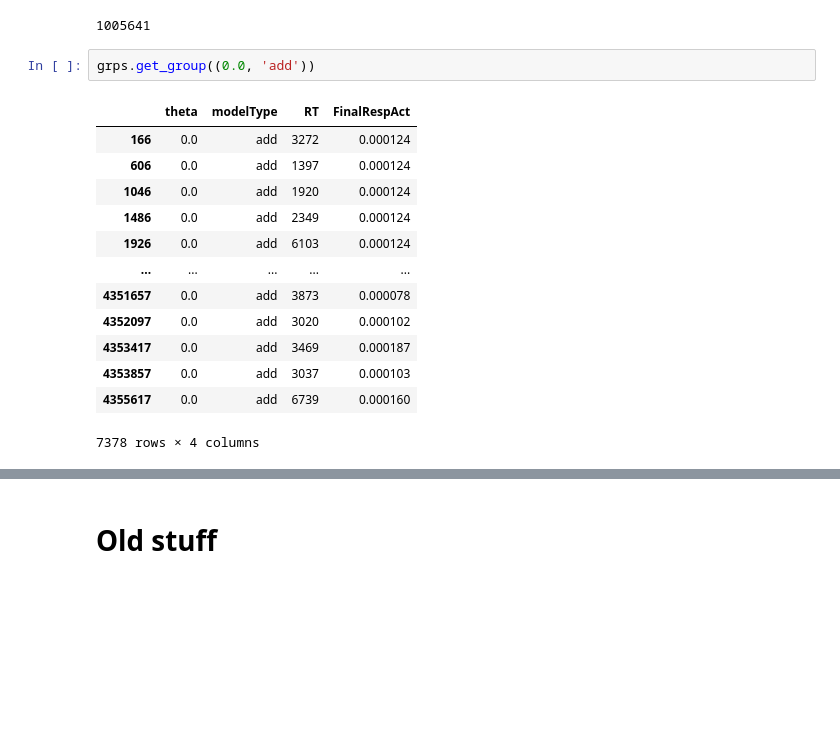
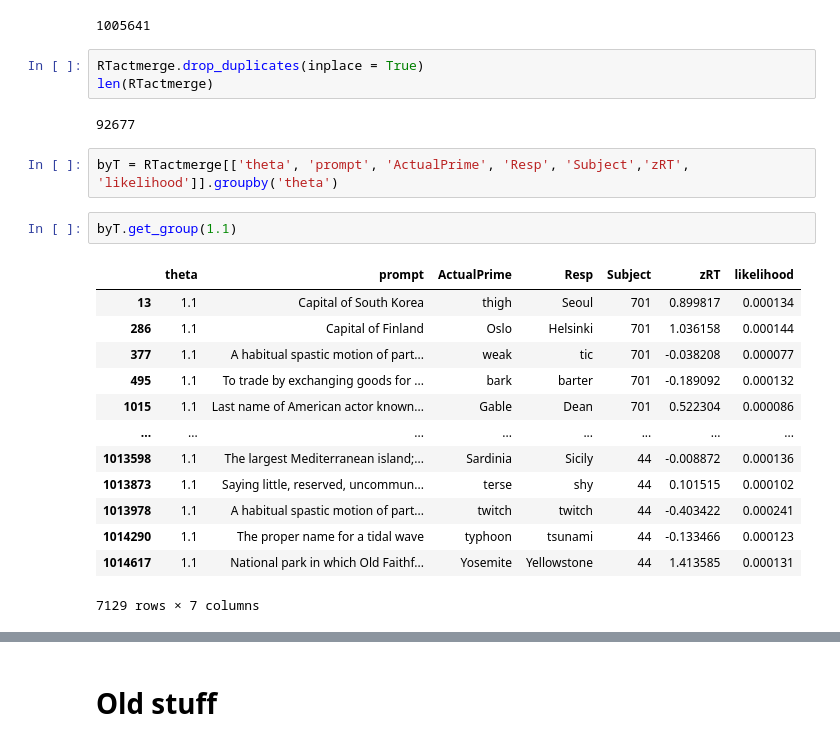
Before and after one commit to abhilasha-kumar/modeling-lexical-retrieval, a Jupyter notebook: LexicalRetrieval.ipynb, the cells around one changed output, grey strips where cells are left out. Cells and saved outputs as stored; diff of their text form; blank space fills up the shorter version.

```diff
--- a/LexicalRetrieval.ipynb
+++ b/LexicalRetrieval.ipynb
@@ -1524,22 +1521,29 @@ print(len(RTactmerge))
 len(RTactmerge[RTactmerge['zRT'].notna()])
 # %% [output]
 1005641
-# %%
-grps.get_group((0.0, 'add'))
-# %% [output]
-|  | theta | modelType | RT | FinalRespAct |
-| 166 | 0.0 | add | 3272 | 0.000124 |
-| 606 | 0.0 | add | 1397 | 0.000124 |
-| 1046 | 0.0 | add | 1920 | 0.000124 |
-| 1486 | 0.0 | add | 2349 | 0.000124 |
-| 1926 | 0.0 | add | 6103 | 0.000124 |
-| ... | ... | ... | ... | ... |
-| 4351657 | 0.0 | add | 3873 | 0.000078 |
-| 4352097 | 0.0 | add | 3020 | 0.000102 |
-| 4353417 | 0.0 | add | 3469 | 0.000187 |
-| 4353857 | 0.0 | add | 3037 | 0.000103 |
-| 4355617 | 0.0 | add | 6739 | 0.000160 |
-7378 rows × 4 columns
+# %%
+RTactmerge.drop_duplicates(inplace = True)
+len(RTactmerge)
+# %% [output]
+92677
+# %%
+byT = RTactmerge[['theta', 'prompt', 'ActualPrime', 'Resp', 'Subject','zRT', 'likelihood']].groupby('theta')
+# %%
+byT.get_group(1.1)
+# %% [output]
+|  | theta | prompt | ActualPrime | Resp | Subject | zRT | likelihood |
+| 13 | 1.1 | Capital of South Korea | thigh | Seoul | 701 | 0.899817 | 0.000134 |
+| 286 | 1.1 | Capital of Finland | Oslo | Helsinki | 701 | 1.036158 | 0.000144 |
+| 377 | 1.1 | A habitual spastic motion of part... | weak | tic | 701 | -0.038208 | 0.000077 |
+| 495 | 1.1 | To trade by exchanging goods for ... | bark | barter | 701 | -0.189092 | 0.000132 |
+| 1015 | 1.1 | Last name of American actor known... | Gable | Dean | 701 | 0.522304 | 0.000086 |
+| ... | ... | ... | ... | ... | ... | ... | ... |
+| 1013598 | 1.1 | The largest Mediterranean island;... | Sardinia | Sicily | 44 | -0.008872 | 0.000136 |
+| 1013873 | 1.1 | Saying little, reserved, uncommun... | terse | shy | 44 | 0.101515 | 0.000102 |
+| 1013978 | 1.1 | A habitual spastic motion of part... | twitch | twitch | 44 | -0.403422 | 0.000241 |
+| 1014290 | 1.1 | The proper name for a tidal wave | typhoon | tsunami | 44 | -0.133466 | 0.000123 |
+| 1014617 | 1.1 | National park in which Old Faithf... | Yosemite | Yellowstone | 44 | 1.413585 | 0.000131 |
+7129 rows × 7 columns
 # %%
 # TODO: lin. regressions for each theta, add and mult
 linregs = {}
```
Also changed, not shown: parts of 13 cells of this notebook.
